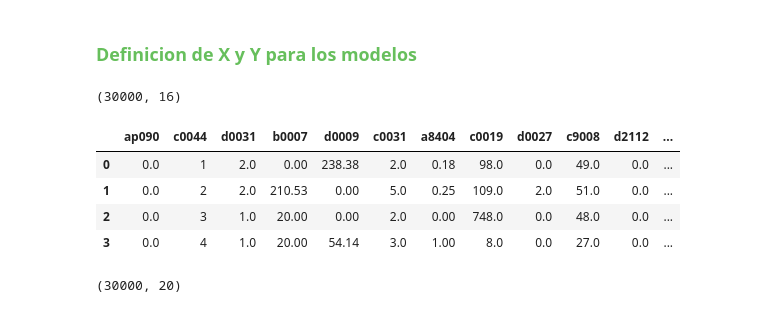
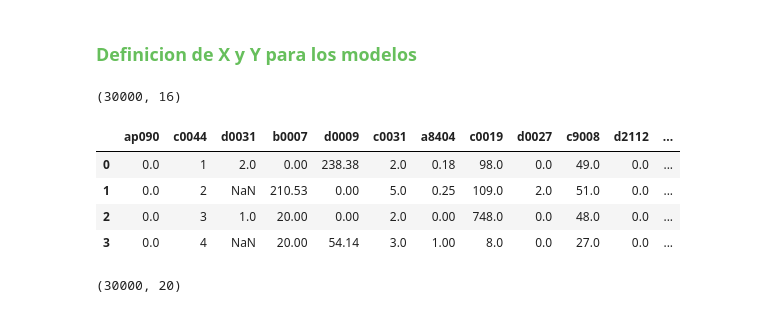
Before and after one commit to cheetah-alo/PropensityToPayModel, a Jupyter notebook: notebooks/2_Notebook_FeatureSel_Validation.ipynb, the cells around one changed output. Drawn from its saved outputs; the diff is of its cells as text; code cells hidden in the pictures.

```diff
--- a/notebooks/2_Notebook_FeatureSel_Validation.ipynb
+++ b/notebooks/2_Notebook_FeatureSel_Validation.ipynb
@@ -24,8 +20,8 @@ My current working directory is /Users/jackyb/Projects/Lyon_Ds/CreditRiskPayment
 # %%
-config_input = '/Users/jackyb/Projects/Lyon_Ds/CreditRiskPayment_JB/data/processed/'
+config_input = '/Users/jackyb/Projects/Lyon_Ds/PropensityToPayModel/data/processed/'
 
-config_output = '/Users/jackyb/Projects/Lyon_Ds/CreditRiskPayment_JB/data/output/'
+config_output = '/Users/jackyb/Projects/Lyon_Ds/PropensityToPayModel/data/output/'
 
-DATA_INTRUM = config_input + "df_clean.csv"
-DATA_INTRUM
+DATA = config_input + "df_clean.csv"
+DATA
 # %% [output]
@@ -83,5 +79,5 @@ DATASET
 # %%
-df = dataframe_load_csv(DATA_INTRUM)
+df = dataframe_load_csv(DATA)
 # %%
 df.head(4)
 # %% [output]
@@ -153,9 +150,9 @@ Index(['kdate', 'ct090', 'ap090', 'c0039', 'c0044', 'd0031', 'b0007', 'd0009',
       dtype='object')
 # %%
-df_intrum = df.filter(['ap090', 'c0039', 'c0044', 'd0031', 'b0007', 'd0009',
+df_check = df.filter(['ap090', 'c0039', 'c0044', 'd0031', 'b0007', 'd0009',
        'c0031', 'a8404', 'c0019', 'd0027', 'c9008', 'd2112', 'd0012', 'c0015',
        'month', 'target'])
-df_intrum.shape
+df_check.shape
 # %% [output]
 (30000, 16)
 # %%
@@ -199,19 +196,19 @@ List of numeric variable:
 ['ap090', 'c0044', 'd0031', 'b0007', 'd0009', 'c0031', 'a8404', 'c0019', 'd0027', 'c9008', 'd2112', 'd0012', 'c0015', 'month', 'target']
 # %% [markdown]
 ###  <span style="color:#67bf5c"> Definicion de X y Y para los modelos <a name="id3"></a>
-# %%
-df1_intrum = df_intrum.copy()
-df1_intrum.shape
-# %% [output]
-(30000, 16)
+# %%
+df1_check = df_check.copy()
+df1_check.shape
+# %% [output]
+(30000, 16)
 # %%
-df_num_var = df1_intrum.copy()
+df_num_var = df1_check.copy()
 df_num_var.drop(['c0039'], axis = 1, inplace = True)
 df_num_var.head(4)
 # %% [output]
 |  | ap090 | c0044 | d0031 | b0007 | d0009 | c0031 | a8404 | c0019 | d0027 | c9008 | d2112 | ... |
 | 0 | 0.0 | 1 | 2.0 | 0.00 | 238.38 | 2.0 | 0.18 | 98.0 | 0.0 | 49.0 | 0.0 | ... |
-| 1 | 0.0 | 2 | 2.0 | 210.53 | 0.00 | 5.0 | 0.25 | 109.0 | 2.0 | 51.0 | 0.0 | ... |
+| 1 | 0.0 | 2 | NaN | 210.53 | 0.00 | 5.0 | 0.25 | 109.0 | 2.0 | 51.0 | 0.0 | ... |
 | 2 | 0.0 | 3 | 1.0 | 20.00 | 0.00 | 2.0 | 0.00 | 748.0 | 0.0 | 48.0 | 0.0 | ... |
-| 3 | 0.0 | 4 | 1.0 | 20.00 | 54.14 | 3.0 | 1.00 | 8.0 | 0.0 | 27.0 | 0.0 | ... |
+| 3 | 0.0 | 4 | NaN | 20.00 | 54.14 | 3.0 | 1.00 | 8.0 | 0.0 | 27.0 | 0.0 | ... |
 # %%
```
Also changed, not shown: parts of 17 cells of this notebook, 32 other files.
